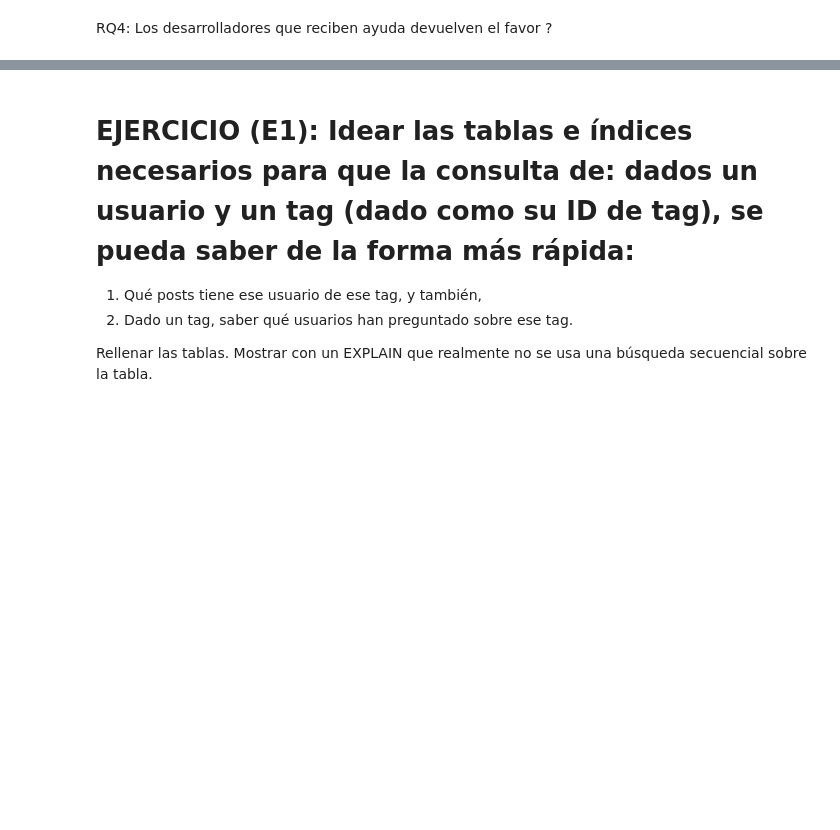
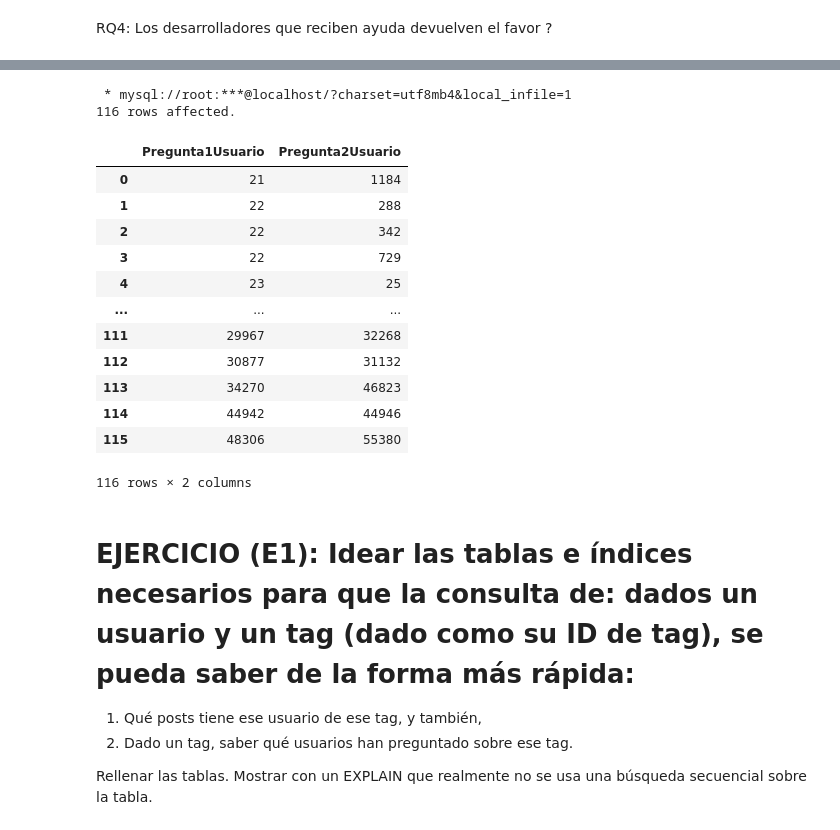
Before and after one commit to alvumu/BDGE, a Jupyter notebook: sql/sesion2.ipynb, the cells around one changed output, grey strips where cells are left out. Cells and saved outputs as stored; diff of their text form; code cells hidden in the pictures; blank space fills up the shorter version.

```diff
--- a/sql/sesion2.ipynb
+++ b/sql/sesion2.ipynb
@@ -988,3 +964,43 @@ ORDER BY P1.QuestionUser;  -- Ordenamos los resultados por el usuario que hizo l
+# %%
+%%sql
+-- Creamos una tabla que almacena Usuario que ha hecho la pregunta, Usuario al que ha respondido"
+WITH PreguntasRespuestas AS (
+  SELECT DISTINCT -- Aplicamos distinct ya que existen mas de una interaccion entre el mismo par de usuarios
+    q.OwnerUserId AS AskedUser,
+    a.OwnerUserId AS AnswerUser
+  FROM Posts AS q
+  JOIN Posts AS a ON q.Id = a.ParentId
+  WHERE q.PostTypeId = 1
+    AND a.PostTypeId = 2
+)
+
+
+SELECT
+  qa1.AskedUser AS Pregunta1Usuario,
+  qa2.AskedUser AS Pregunta2Usuario
+FROM PreguntasRespuestas AS qa1
+JOIN PreguntasRespuestas AS qa2
+ON qa1.AskedUser = qa2.AnswerUser  -- Seleccionamos los usuarios que han preguntado a qa1 y respondido a qa2
+AND qa2.AskedUser = qa1.AnswerUser  -- Seleccionamos a los usuarios que han preguntado a qa2 y respondido a qa1
+AND qa1.AskedUser <> qa2.AskedUser -- Evitamos que aparezca el mismo usuario en la relacion
+AND qa1.AskedUser < qa2.AskedUser
+ORDER BY qa1.AskedUser
+# %% [output]
+ * mysql://root:***@localhost/?charset=utf8mb4&local_infile=1
+116 rows affected.
+|  | Pregunta1Usuario | Pregunta2Usuario |
+| 0 | 21 | 1184 |
+| 1 | 22 | 288 |
+| 2 | 22 | 342 |
+| 3 | 22 | 729 |
+| 4 | 23 | 25 |
+| ... | ... | ... |
+| 111 | 29967 | 32268 |
+| 112 | 30877 | 31132 |
+| 113 | 34270 | 46823 |
+| 114 | 44942 | 44946 |
+| 115 | 48306 | 55380 |
+116 rows × 2 columns
 # %% [markdown]
 # EJERCICIO (E1): Idear las tablas e índices necesarios para que la consulta de: dados un usuario y un tag (dado como su ID de tag), se pueda saber de la forma más rápida:
 
```
Also changed, not shown: parts of 29 cells of this notebook.
